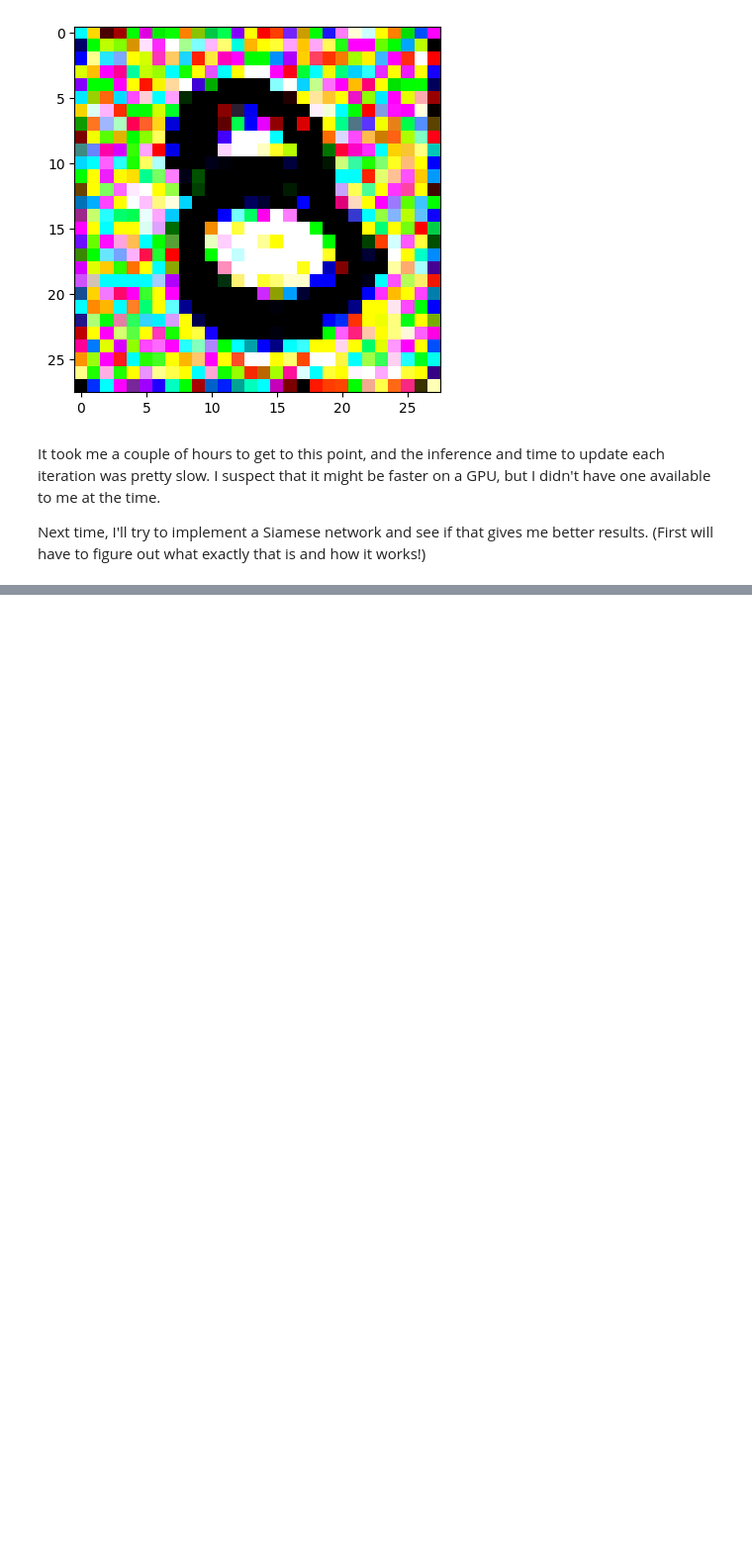
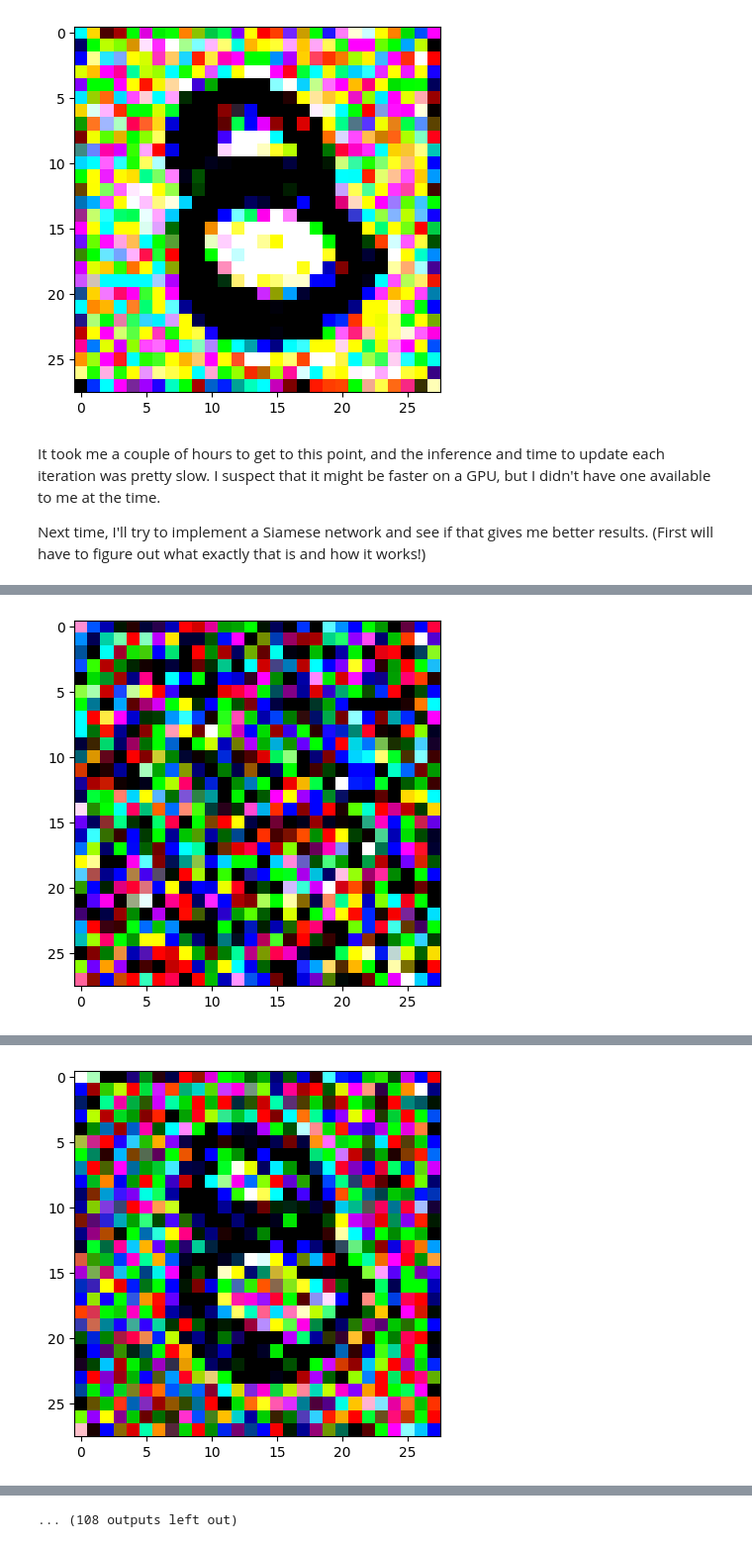
Before and after one commit to strickvl/mlops-dot-systems, a Jupyter notebook: posts/2023-03-18-stable-eights-part-two.ipynb, the cells around one changed output, grey strips where cells are left out. Shown: that part at 99% size. Saved outputs shown, nothing was run; the diff lists cells and outputs as text; code cells hidden in the pictures; blank space fills up the shorter version.

```diff
--- a/posts/2023-03-18-stable-eights-part-two.ipynb
+++ b/posts/2023-03-18-stable-eights-part-two.ipynb
@@ -327,3 +328,15 @@ on a GPU, but I didn't have one available to me at the time.
 
 Next time, I'll try to implement a Siamese network and see if that gives me
 better results. (First will have to figure out what exactly that is and how it works!)
+# %%
+random_sample = get_noisy_starter_tensor()
+
+for i in range(12000):
+    vgg_iterate_image(
+        random_sample,
+        reversed_target_image,
+        i,
+        update_rate=8.0,
+        update_printout=200,
+    )
+# %% [output]
@@ -329,0 +344 @@ better results. (First will have to figure out what exactly that is and how it w
+[figure, added]
@@ -329,0 +346 @@ better results. (First will have to figure out what exactly that is and how it w
+[figure, added]
@@ -329,0 +355 @@ better results. (First will have to figure out what exactly that is and how it w
+... (108 outputs left out)
```
Also changed, not shown: parts of 2 cells of this notebook, 6 other files.
